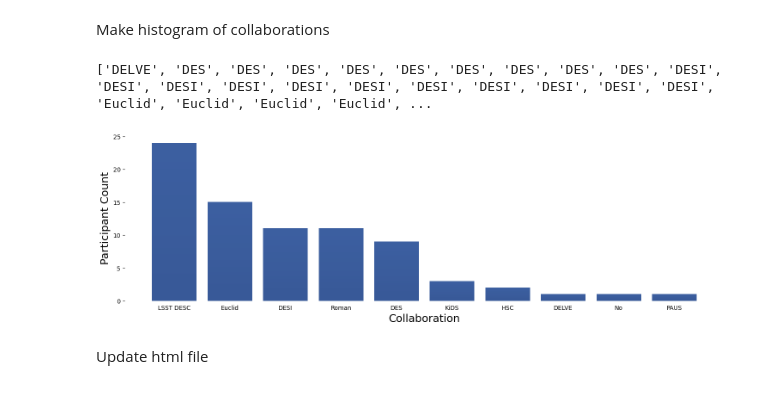
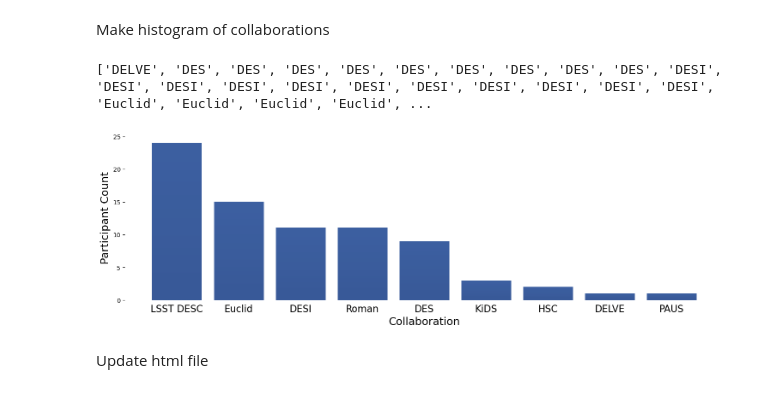
Before and after one commit to echo-IA/CAROLINA, a Jupyter notebook: docs/echo_ia_participants.ipynb, the cells around one changed output. Saved outputs shown, nothing was run; the diff lists cells and outputs as text; code cells hidden in the pictures.

Commit message:
Added Plot of participant count in each collaboration to participants page

```diff
--- a/docs/echo_ia_participants.ipynb
+++ b/docs/echo_ia_participants.ipynb
@@ -170,37 +170,38 @@ fig = plt.figure(figsize=(18, 5))
 # sort histogram by frequency
 collaboration_list.sort()
 # remove nan
-collaboration_list = [x for x in collaboration_list if str(x) != 'nan' and str(x)!='(applied to become LSST DESC member)']
+collaboration_list = [x for x in collaboration_list if str(x) != 'nan' and str(x)!='(applied to become LSST DESC member)' and str(x)!='No']
 
 # make bar plot
 bar = plt.bar(*zip(*dict(pd.Series(collaboration_list).value_counts()).items()))
 # make each bar color a gradient of blues and purples
 print(collaboration_list)
 def gradientbars(bars):
     grad = np.atleast_2d(np.linspace(0,1,256)).T
     ax = bars[0].axes
     lim = ax.get_xlim()+ax.get_ylim()
     for bar in bars:
         bar.set_zorder(1)
         bar.set_facecolor("none")
         x,y = bar.get_xy()
         w, h = bar.get_width(), bar.get_height()
         ax.imshow(grad, extent=[x,x+w,y,y+h], aspect="auto", zorder=0, cmap=cmap, vmin=0, vmax=2, alpha=.8)
+
     ax.axis(lim)
 gradientbars(bar)
 
 plt.ylabel('Participant Count', fontsize=18)
 plt.xlabel('Collaboration', fontsize=18)
-
+plt.xticks(rotation=0, ha='center', fontsize=16)
 # hide axis lines
 plt.box(False)
 plt.tick_params(axis='x', which='both', bottom=False, top=False, labelbottom=True)
 
 # save
 plt.savefig('assets/images/collaborations_bar.jpg', bbox_inches='tight', dpi=300)
 # %% [output]
 ['DELVE', 'DES', 'DES', 'DES', 'DES', 'DES', 'DES', 'DES', 'DES', 'DES', 'DESI', 'DESI', 'DESI', 'DESI', 'DESI', 'DESI', 'DESI', 'DESI', 'DESI', 'DESI', 'DESI', 'Euclid', 'Euclid', 'Euclid', 'Euclid', ...
-[figure, old version]
+[figure, new version]
 # %% [markdown]
 Update html file
 # %%
```
Also changed, not shown: 1 other file.
